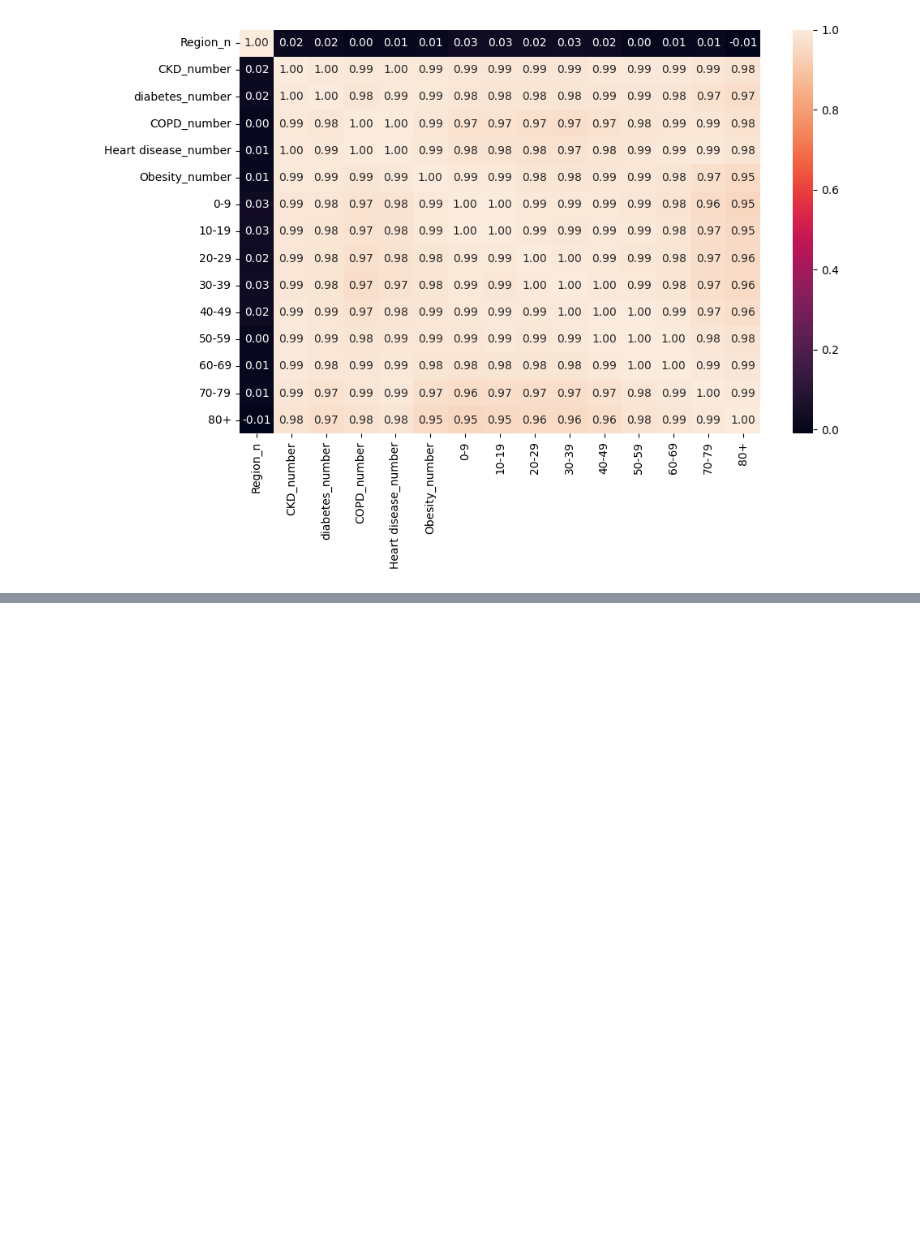
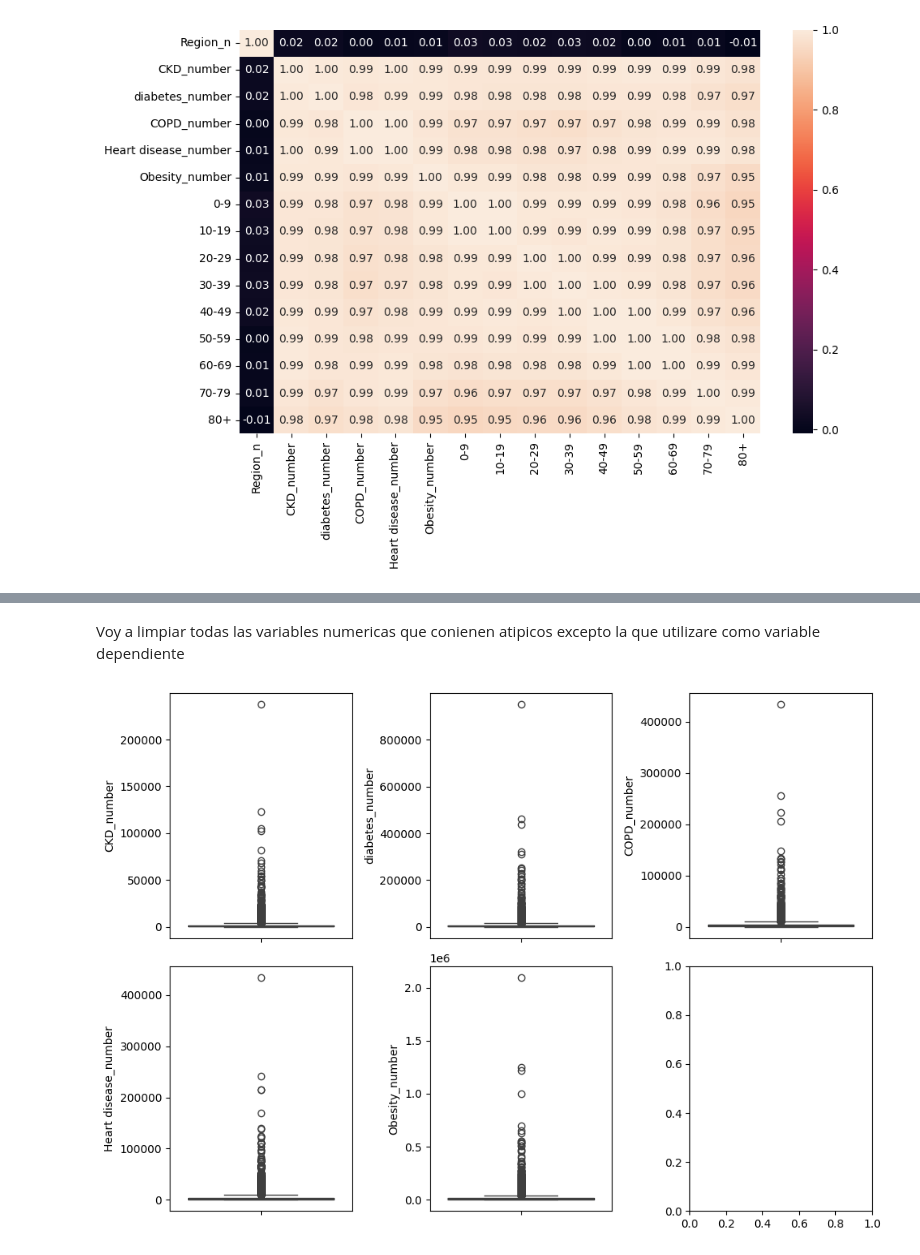
Before and after one commit to 4GeeksAcademy/Regresion-Regularizada-python-template, a Jupyter notebook: Regresion_Regularizada.ipynb, the cells around one changed output, grey strips where cells are left out. Saved outputs shown, nothing was run; the diff lists cells and outputs as text; code cells hidden in the pictures; blank space fills up the shorter version.

```diff
--- a/Regresion_Regularizada.ipynb
+++ b/Regresion_Regularizada.ipynb
@@ -453,0 +388,17 @@ array([0.01361049, 0.00183445, 0.02635228, ..., 0.01993893, 0.0378194 ,
+# %% [markdown]
+Voy a limpiar todas las variables numericas que conienen atipicos excepto la que utilizare como variable dependiente
+# %%
+fig, axes = plt.subplots(2, 3, figsize = (10, 7))
+
+sns.boxplot(ax = axes[0, 0], data = data, y = "CKD_number")
+sns.boxplot(ax = axes[0, 1], data = data, y = "diabetes_number")
+sns.boxplot(ax = axes[0, 2], data = data, y = "COPD_number")
+sns.boxplot(ax = axes[1, 0], data = data, y = "Heart disease_number")
+sns.boxplot(ax = axes[1, 1], data = data, y = "Obesity_number")
+
+
+plt.tight_layout()
+
+plt.show()
+# %% [output]
+[figure, added]
```
Also changed, not shown: parts of 58 cells of this notebook.
